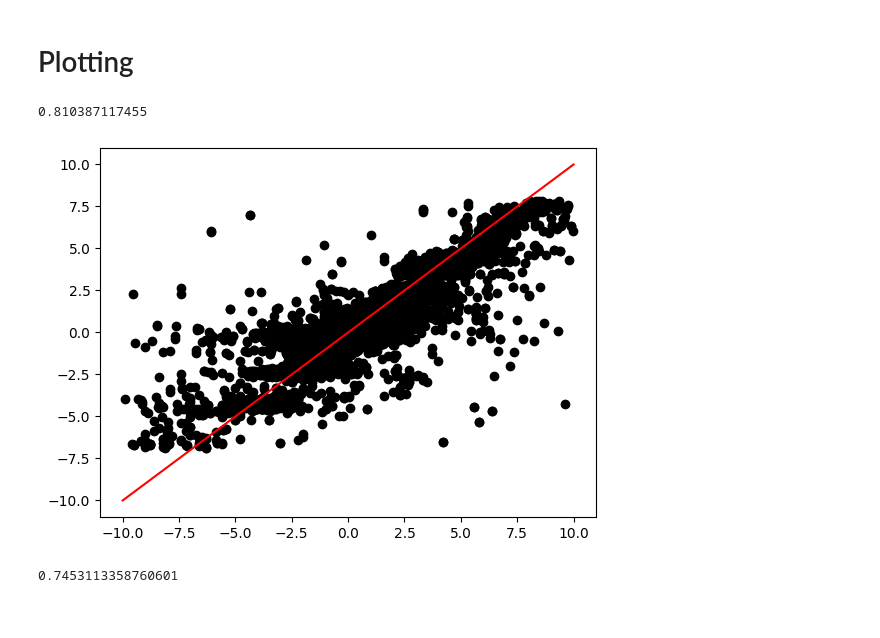
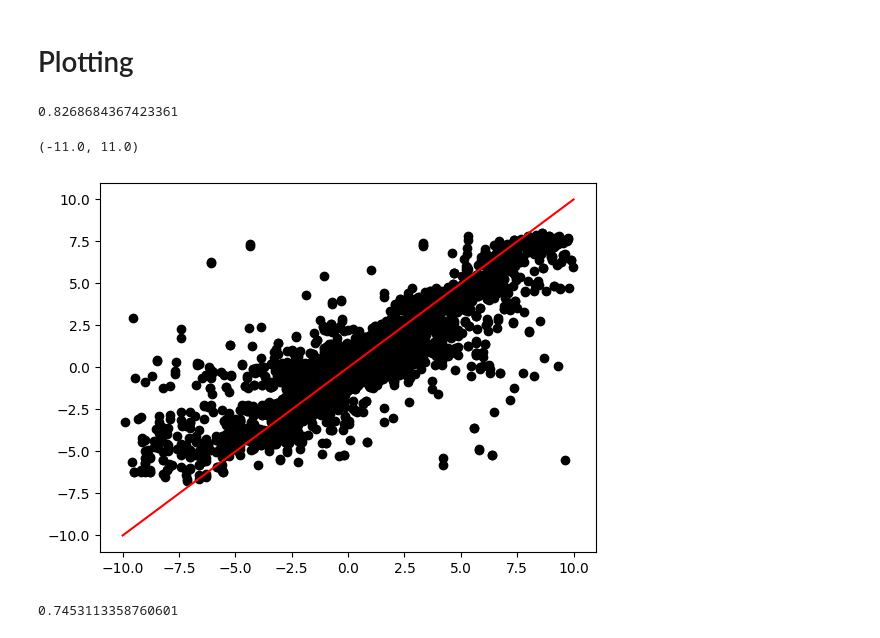
Before and after one commit to NicoloMarsucco/ML-financial-modelling, a Jupyter notebook: RF.ipynb, the cells around one changed output. Drawn from its saved outputs; the diff is of its cells as text; code cells hidden in the pictures.

Commit message:
RF update with sample of training 0.6

```diff
--- a/RF.ipynb
+++ b/RF.ipynb
@@ -48,7 +49,7 @@ Merged_Data
 | 1021339 | 17262.0 | 2.850000 | -0.261658 | 1.00000 | 240624 | CUE | 22978P10 | CUE BIOPHARMA | 2022-12-31 | 2022-12-15 | -0.34 | ... |
 1048323 rows × 91 columns
 # %%
-Columns_to_drop = ['cfacshr','Unnamed: 0','ticker','cusip','cname','fpedats','statpers','anndats_act','fpi','ffi49','actual', 'meanest']
+Columns_to_drop = ['permno','cfacshr','Unnamed: 0','ticker','cusip','cname','fpedats','statpers','anndats_act','fpi','ffi49','actual', 'meanest']
 Merged_Data.drop(columns=Columns_to_drop,axis = 1, inplace=True)
 # %%
 # Missing values per column
@@ -116,10 +100,9 @@ X.dtypes[X.dtypes != "float64"]
 # %% [output]
 Series([], dtype: object)
 # %%
-from sklearn.ensemble import RandomForestRegressor
 
 # Instantiate a RandomForestRegressor
-forest_model_rf = RandomForestRegressor(n_estimators=2000, max_depth=7, min_samples_split=5,verbose=2, n_jobs=-1)
+forest_model_rf = RandomForestRegressor(n_estimators=2000, max_depth=7, min_samples_leaf=5, max_samples=0.6, verbose=2, n_jobs=-1) # without max sample look at picture
 print("Training Random Forest")
 forest_model_rf.fit(X_train, y_train)
 print("Random Forest training completed")
@@ -244,13 +227,14 @@ y_hat_test = forest_model_rf.predict(X_test)
 # %%
 plt.plot(y_test, y_hat_test, 'o', color='black')
 plt.plot([-10,10], [-10,10], 'r-')
 from sklearn.metrics import r2_score
 print(r2_score(y_test, y_hat_test))
-#plt.xlim([-11,11])
-#plt.ylim([-11,11])
+plt.xlim([-11,11])
+plt.ylim([-11,11])
 # %% [output]
-0.810387117455
+0.8268684367423361
+(-11.0, 11.0)
-[figure, old version]
+[figure, new version]
 # %%
 plt.plot(y_test, X_test.adj_meanest, 'o', color='black')
 plt.plot([-10,10], [-10,10], 'r-')
```
Also changed, not shown: parts of 6 cells of this notebook.
